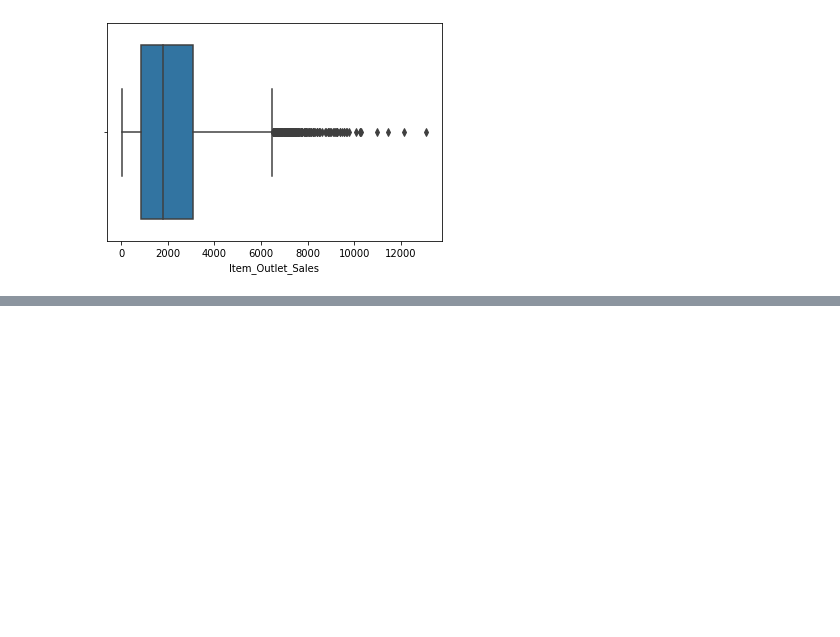
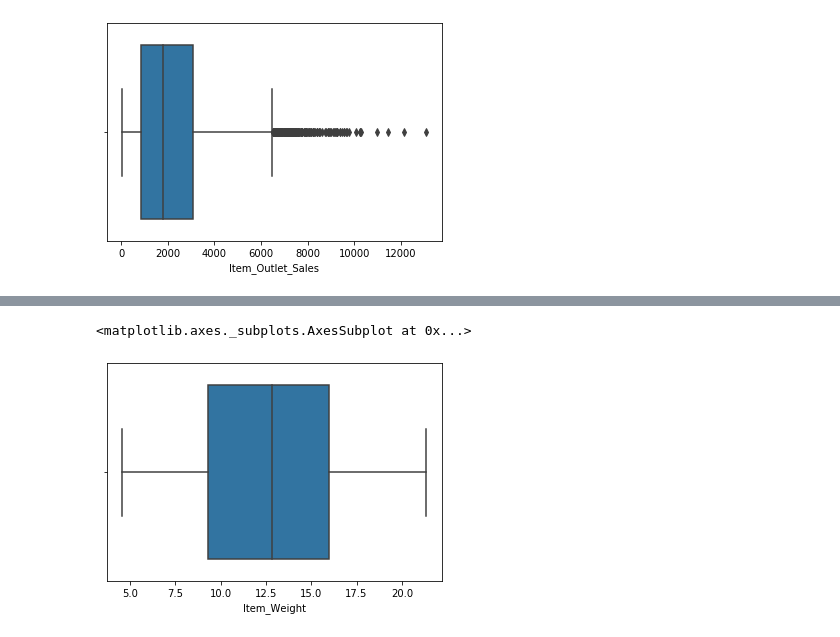
Before and after one commit to DSamson24/Big_Mart_Sales, a Jupyter notebook: Big_Mart_Sales.ipynb, the cells around one changed output, grey strips where cells are left out. Saved outputs shown, nothing was run; the diff lists cells and outputs as text; code cells hidden in the pictures; blank space fills up the shorter version.

```diff
--- a/Big_Mart_Sales.ipynb
+++ b/Big_Mart_Sales.ipynb
@@ -146,0 +152,5 @@ sns.boxplot(big_mart['Item_Outlet_Sales'])
+# %%
+sns.boxplot(big_mart['Item_Weight'])
+# %% [output]
+<matplotlib.axes._subplots.AxesSubplot at 0x...>
+[figure, added]
```
Also changed, not shown: parts of 6 cells of this notebook.
